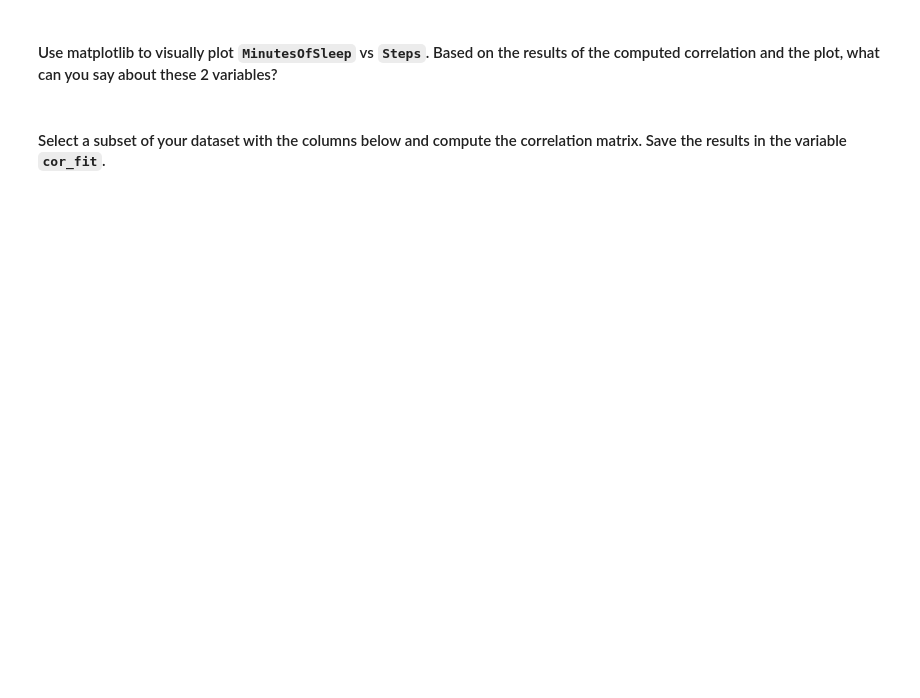
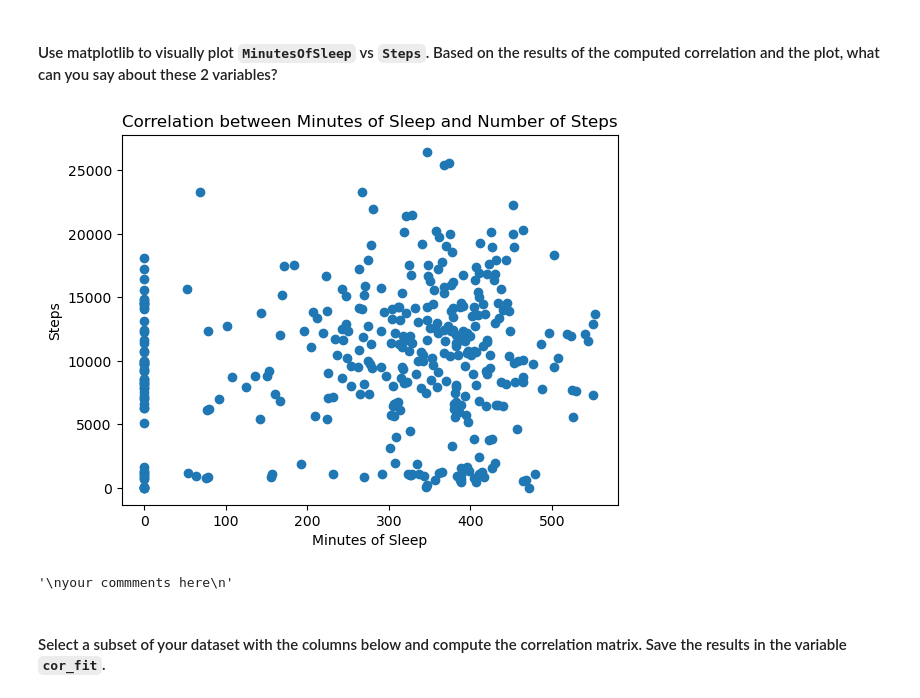
Before and after one commit to matthieubaillard/DAFT_0410, a Jupyter notebook: module_2/Lab_5_ Pivot-Tables-and-Crosstab/pivots.ipynb, the cells around one changed output. Saved outputs shown, nothing was run; the diff lists cells and outputs as text; code cells hidden in the pictures; blank space fills up the shorter version.

```diff
--- a/module_2/Lab_5_ Pivot-Tables-and-Crosstab/pivots.ipynb
+++ b/module_2/Lab_5_ Pivot-Tables-and-Crosstab/pivots.ipynb
@@ -231,3 +300,17 @@ your commments here
+# %%
+plt.scatter(fitbit['MinutesOfSleep'], fitbit['Steps'])
+plt.title('Correlation between Minutes of Sleep and Number of Steps')
+plt.xlabel('Minutes of Sleep')
+plt.ylabel('Steps')
+plt.show()
+# %% [output]
+[figure, added]
+# %%
+"""
+There is no correlation between Minutes of sleep and Nuber of steps
+"""
+# %% [output]
+'\nyour commments here\n'
 # %% [markdown]
 #### Select a subset of your dataset with the columns below and compute the correlation matrix. Save the results in the variable `cor_fit`.
 # %%
```
Also changed, not shown: parts of 46 cells of this notebook.
